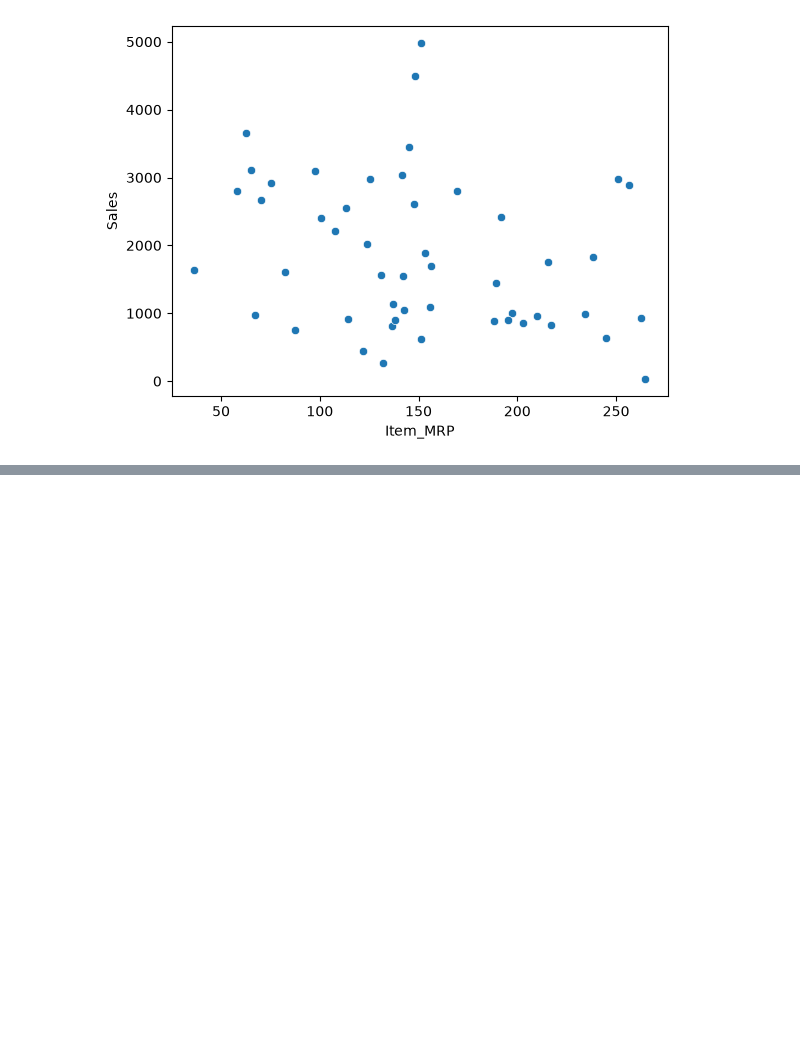
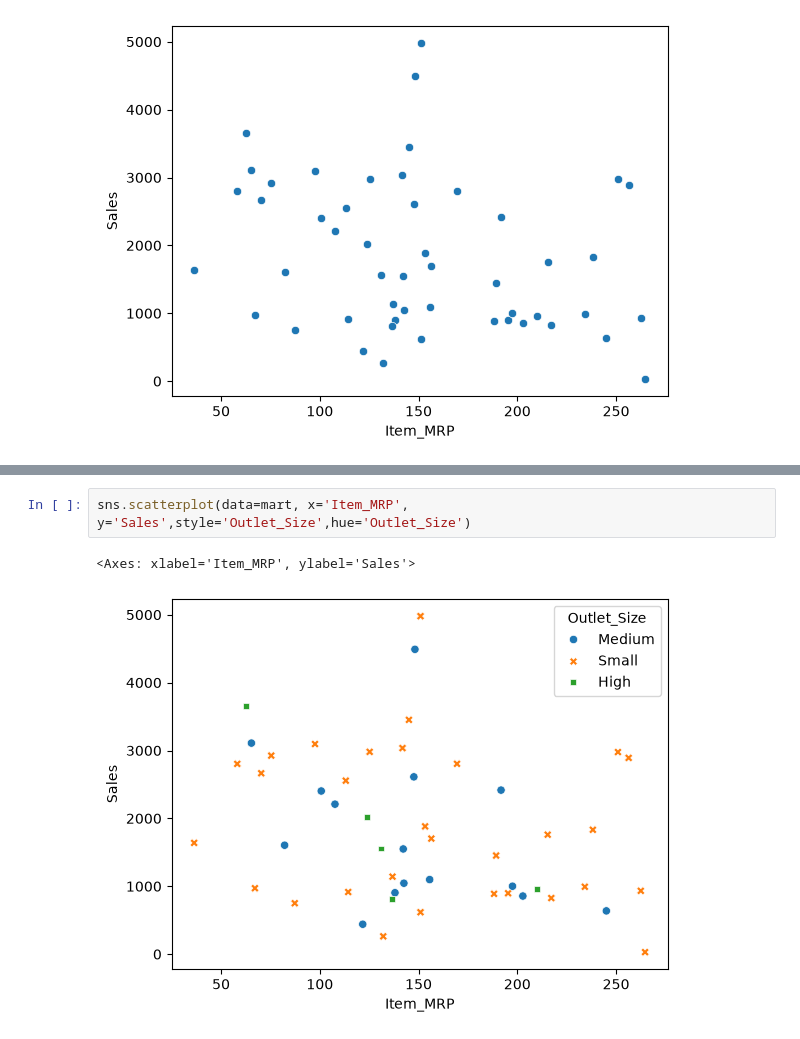
Before and after one commit to Haerulanwar05/Zero-To-ML-Engineer, a Jupyter notebook: Seaborn/seaborn_Scatterplot.ipynb, the cells around one changed output, grey strips where cells are left out. Drawn from its saved outputs; the diff is of its cells as text; blank space fills up the shorter version.

```diff
--- a/Seaborn/seaborn_Scatterplot.ipynb
+++ b/Seaborn/seaborn_Scatterplot.ipynb
@@ -26,0 +32,5 @@ sns.scatterplot(data=mart, x='Item_MRP', y='Sales')
+# %%
+sns.scatterplot(data=mart, x='Item_MRP', y='Sales',style='Outlet_Size',hue='Outlet_Size')
+# %% [output]
+<Axes: xlabel='Item_MRP', ylabel='Sales'>
+[figure, added]
```
Also changed, not shown: parts of 4 cells of this notebook.
